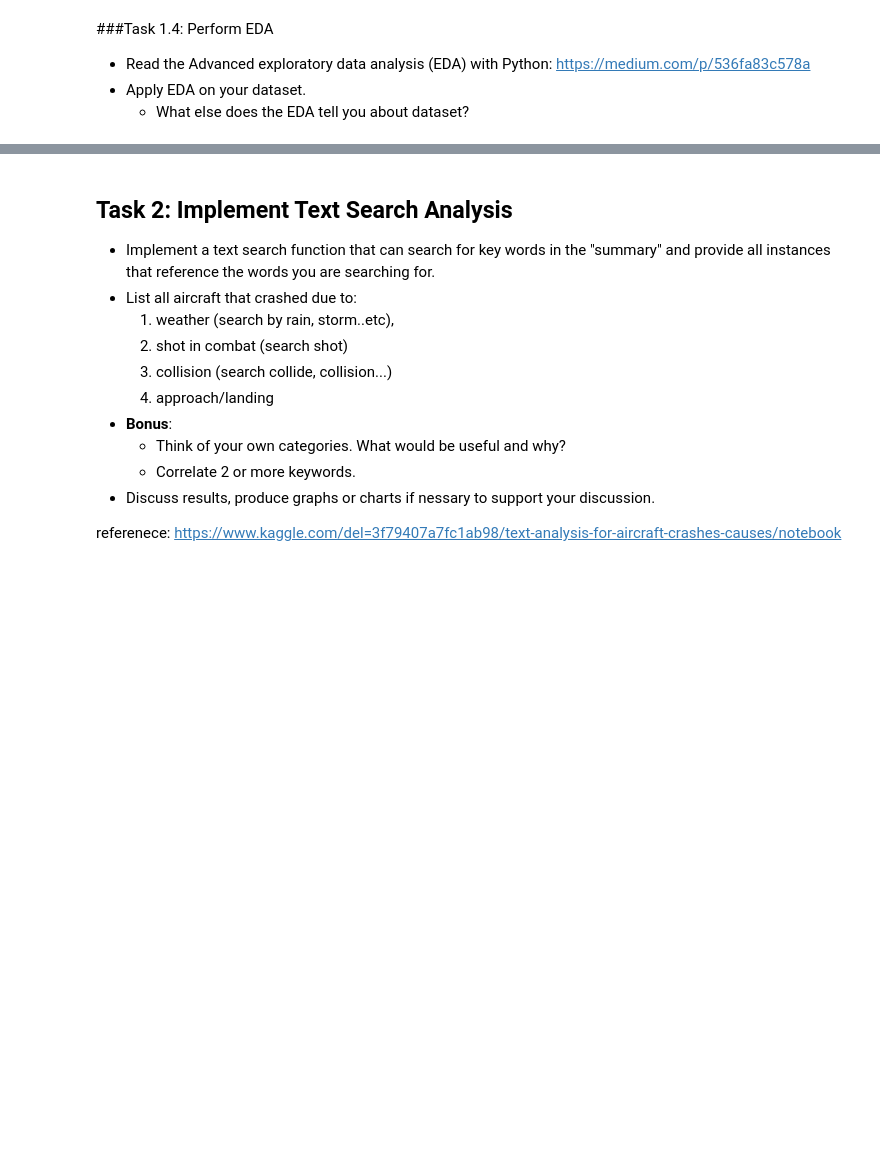
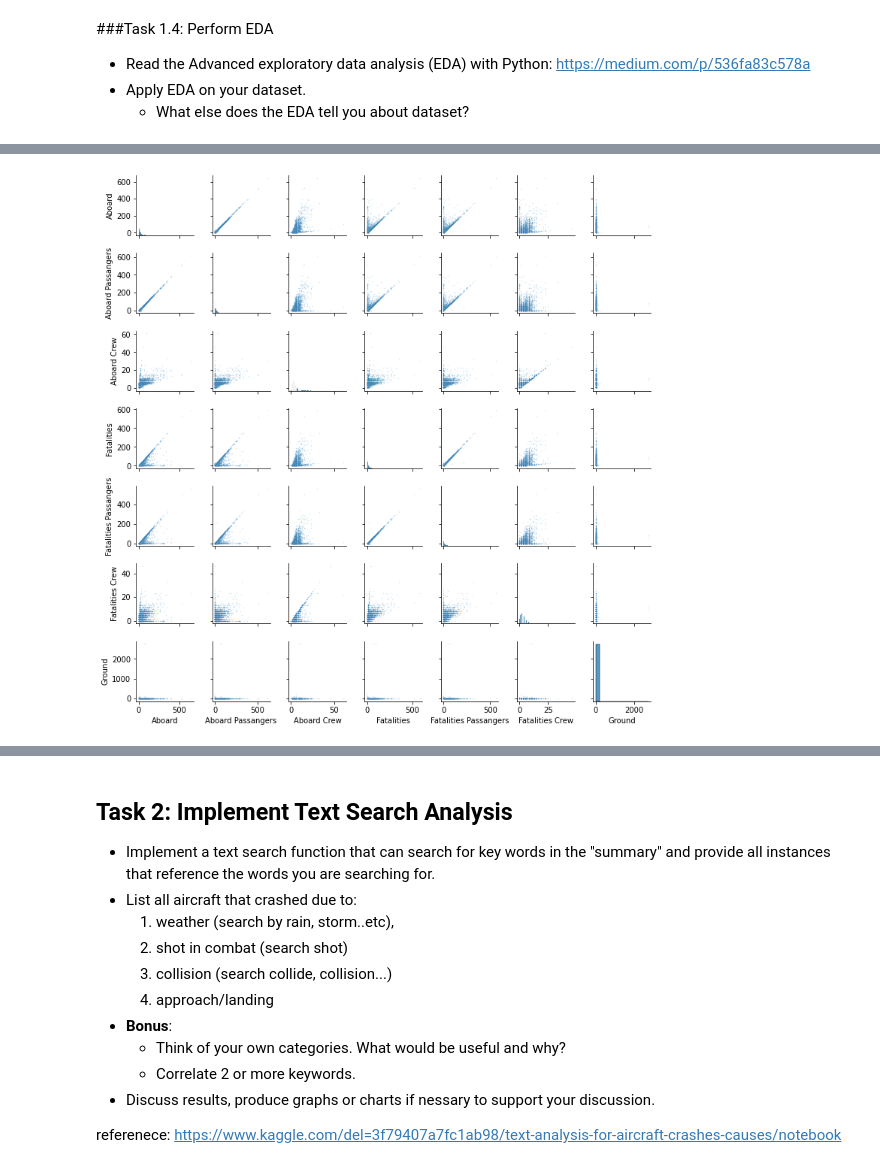
Before and after one commit to women-in-ai-ireland/May-2022-WaiXCollins-Airplane-Crash-Investigation, a Jupyter notebook: WAI_Crash_Investigation_PEDRAM.ipynb, the cells around one changed output, grey strips where cells are left out. Cells and saved outputs as stored; diff of their text form; code cells hidden in the pictures; blank space fills up the shorter version.

```diff
--- a/WAI_Crash_Investigation_PEDRAM.ipynb
+++ b/WAI_Crash_Investigation_PEDRAM.ipynb
@@ -226,0 +287,11 @@ plt.show()
+# %%
+# Creates mask to identify numerical features with at least 15 unique features
+cols_continuous = df.select_dtypes(include="number").nunique() >= 15
+
+df_continuous = df[cols_continuous[cols_continuous].index]
+
+sns.pairplot(df_continuous, height=1.5,plot_kws={"s": 2, "alpha": 0.2});
+
+# it was predictable that there should be a meaningful relation between "Aboard Passengers" and "Fatalities Passenger"
+# %% [output]
+[figure, added]
```
Also changed, not shown: parts of 9 cells of this notebook.
